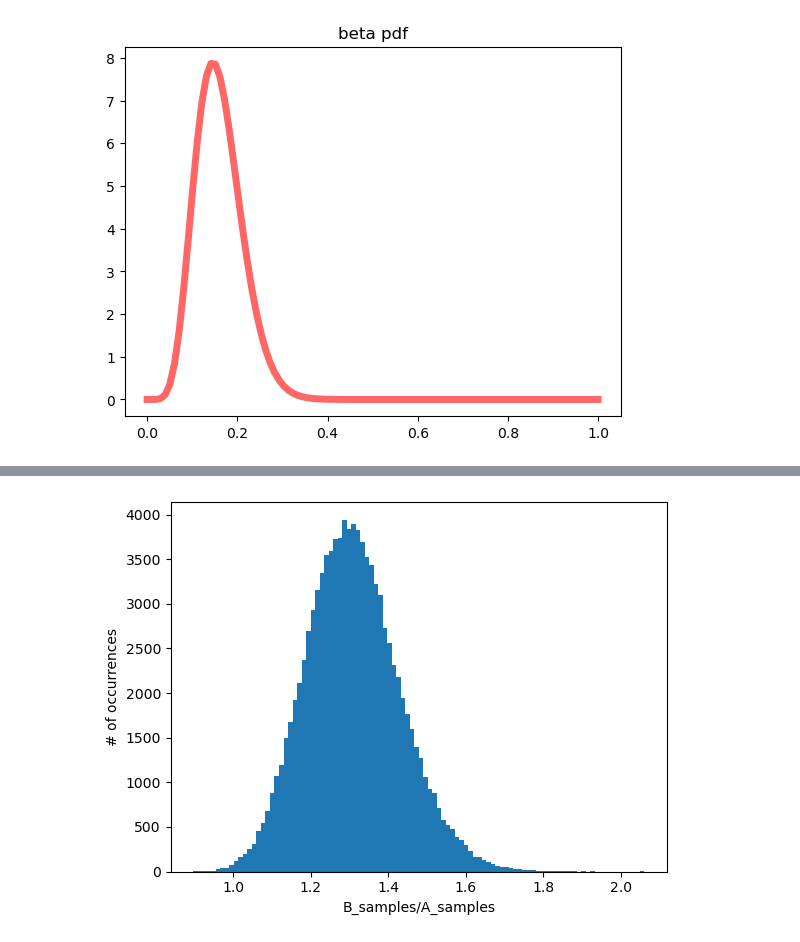
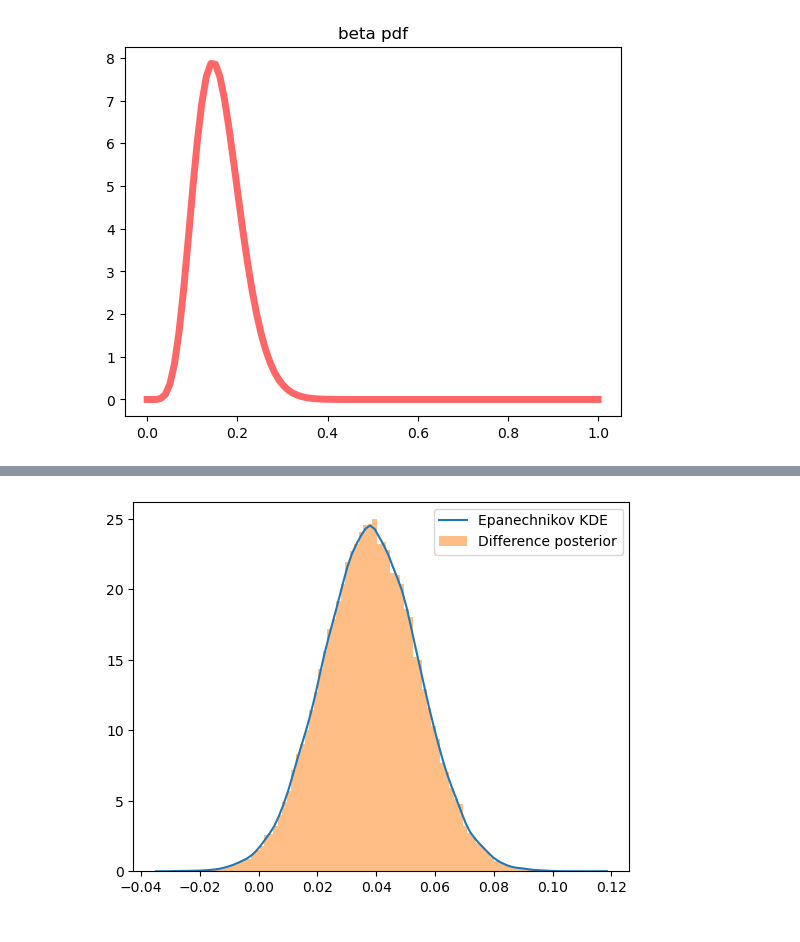
Before and after one commit to InHouse-Banana/Interview_Experimentation, a Jupyter notebook: ab_testing_bayes_youtube.ipynb, the cells around one changed output, grey strips where cells are left out. Drawn from its saved outputs; the diff is of its cells as text; code cells hidden in the pictures.

```diff
--- a/ab_testing_bayes_youtube.ipynb
+++ b/ab_testing_bayes_youtube.ipynb
@@ -86,9 +63,24 @@ B_wins/total_tests: 0.99797 p equivalent to: 0.0020299999999999763
-# %%
-relative = B_samples/A_samples
-nbins = 100
-relative.hist(bins=nbins, grid=False)
-plt.xlabel('B_samples/A_samples')
-plt.ylabel('# of occurrences')
-plt.show()
-# %% [output]
-[figure, removed]
+# %%
+difference = B_samples - A_samples
+nbins = 100
+#difference.hist(bins=nbins, grid=False, density=True)
+#plt.xlabel('B_samples - A_samples')
+#plt.ylabel('density')
+#plt.show()
+
+import numpy as np
+import statsmodels.api as sm
+import matplotlib.pyplot as plt
+
+# Compute KDE
+kde = sm.nonparametric.KDEUnivariate(difference)
+kde.fit() #kde.fit(kernel='epa', bw='scott')  # 'epa' for Epanechnikov, you can try 'biw', 'tri', 'cos', etc.
+
+# Evaluate density
+x_kde = np.linspace(min(difference), max(difference), nbins)
+plt.plot(x_kde, kde.evaluate(x_kde), label="Epanechnikov KDE")
+plt.hist(difference, bins=nbins, density=True, alpha=0.5, label="Difference posterior")
+plt.legend()
+plt.show()
+# %% [output]
+[figure, added]
```
Also changed, not shown: parts of 9 cells of this notebook.
